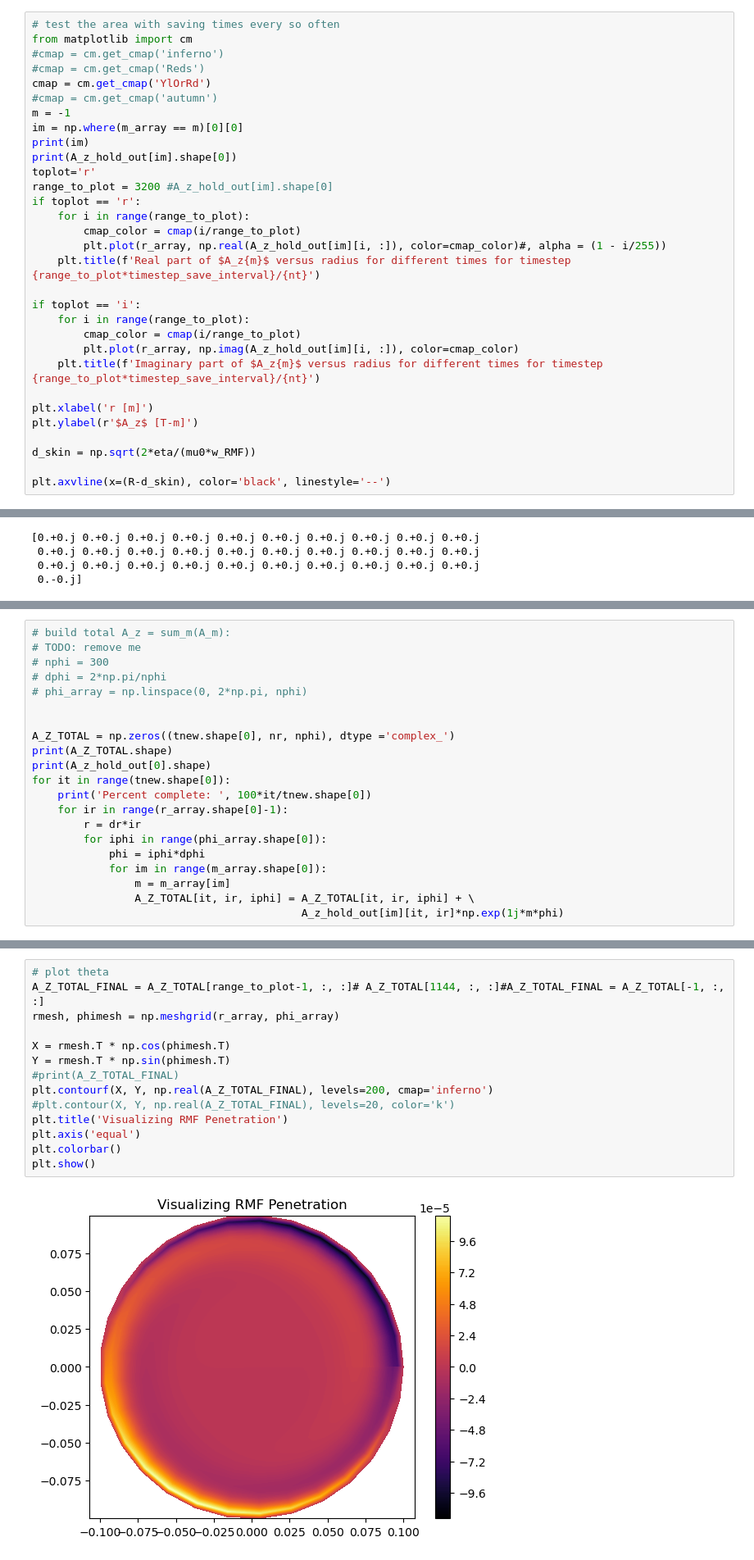
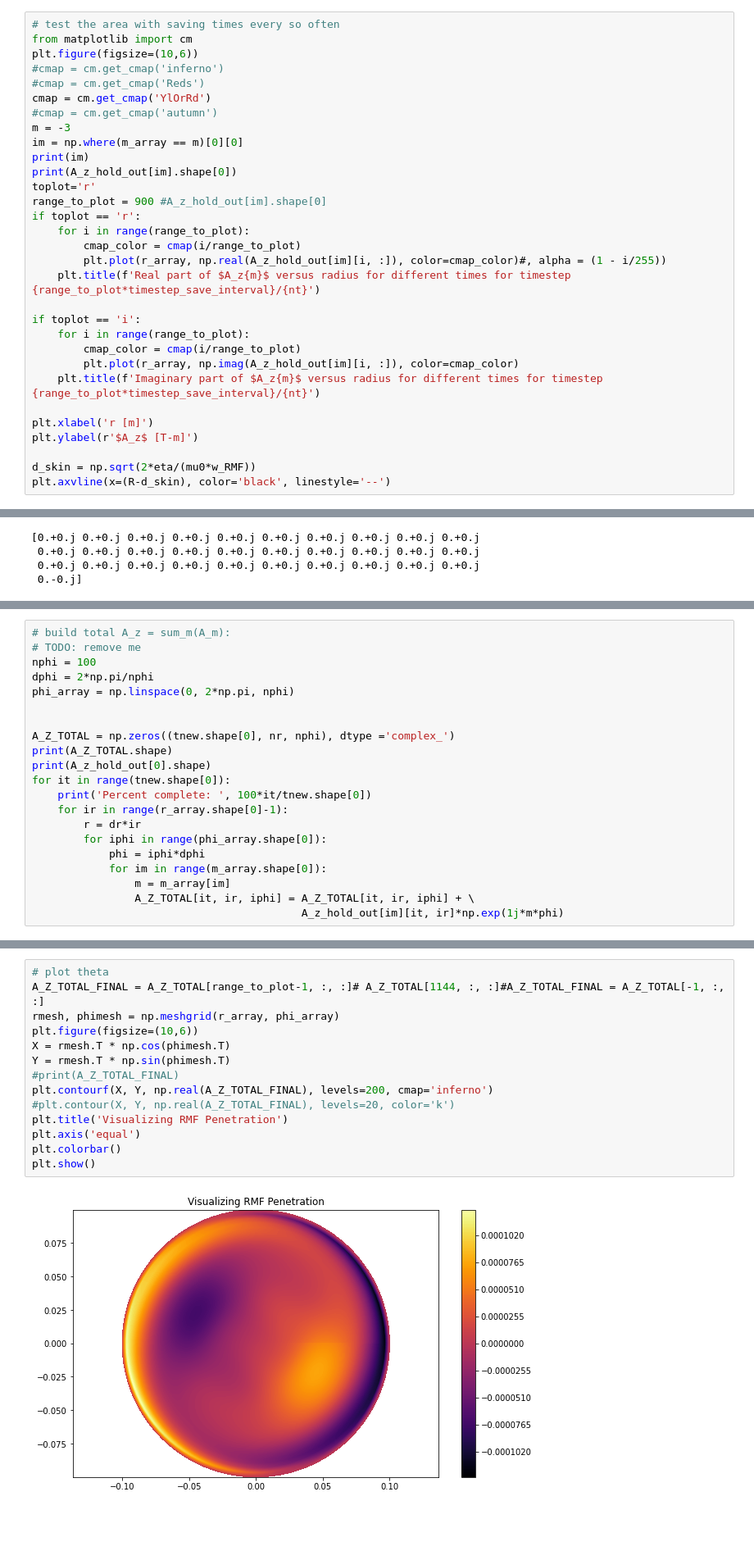
Before and after one commit to vandelij/FRC_RMF, a Jupyter notebook: predictor2_corrector_combine_RMF_code_case_Mlroy1999_fewer_time_steps - Copy.ipynb, the cells around one changed output, grey strips where cells are left out. Shown at 82% size. Drawn from its saved outputs; the diff is of its cells as text; blank space fills up the shorter version.

```diff
--- a/predictor2_corrector_combine_RMF_code_case_Mlroy1999_fewer_time_steps - Copy.ipynb
+++ b/predictor2_corrector_combine_RMF_code_case_Mlroy1999_fewer_time_steps - Copy.ipynb
@@ -1019,16 +1019,17 @@ print(len(A_z_hold_out))
 # %%
 # test the area with saving times every so often
 from matplotlib import cm
+plt.figure(figsize=(10,6))
 #cmap = cm.get_cmap('inferno')
 #cmap = cm.get_cmap('Reds')
 cmap = cm.get_cmap('YlOrRd')
 #cmap = cm.get_cmap('autumn')
-m = -1
+m = -3
 im = np.where(m_array == m)[0][0]
 print(im)
 print(A_z_hold_out[im].shape[0])
 toplot='r'
-range_to_plot = 3200 #A_z_hold_out[im].shape[0]
+range_to_plot = 900 #A_z_hold_out[im].shape[0]
 if toplot == 'r':
     for i in range(range_to_plot):
         cmap_color = cmap(i/range_to_plot)
@@ -1045,6 +1046,5 @@ plt.xlabel('r [m]')
 plt.ylabel(r'$A_z$ [T-m]')
 
 d_skin = np.sqrt(2*eta/(mu0*w_RMF))
-
 plt.axvline(x=(R-d_skin), color='black', linestyle='--')
 # %% [output]
@@ -1090,9 +1092,9 @@ plt.scatter(nmode_array, n_timesteps_to_last_nonNAN)
 # %%
 # build total A_z = sum_m(A_m):
 # TODO: remove me
-# nphi = 300
-# dphi = 2*np.pi/nphi
-# phi_array = np.linspace(0, 2*np.pi, nphi)
+nphi = 100
+dphi = 2*np.pi/nphi
+phi_array = np.linspace(0, 2*np.pi, nphi)
 
 
 A_Z_TOTAL = np.zeros((tnew.shape[0], nr, nphi), dtype ='complex_')
@@ -1129,19 +1131,19 @@ Percent complete:  99.96875
 # %%
 # plot theta
 A_Z_TOTAL_FINAL = A_Z_TOTAL[range_to_plot-1, :, :]# A_Z_TOTAL[1144, :, :]#A_Z_TOTAL_FINAL = A_Z_TOTAL[-1, :, :]
 rmesh, phimesh = np.meshgrid(r_array, phi_array)
-
+plt.figure(figsize=(10,6))
 X = rmesh.T * np.cos(phimesh.T)
 Y = rmesh.T * np.sin(phimesh.T)
 #print(A_Z_TOTAL_FINAL)
 plt.contourf(X, Y, np.real(A_Z_TOTAL_FINAL), levels=200, cmap='inferno')
 #plt.contour(X, Y, np.real(A_Z_TOTAL_FINAL), levels=20, color='k')
 plt.title('Visualizing RMF Penetration')
 plt.axis('equal')
 plt.colorbar()
 plt.show()
 # %% [output]
-[figure, old version]
+[figure, new version]
 # %%
 from matplotlib.animation import FuncAnimation
 fig, ax = plt.subplots()
```
Also changed, not shown: parts of 6 cells of this notebook.
